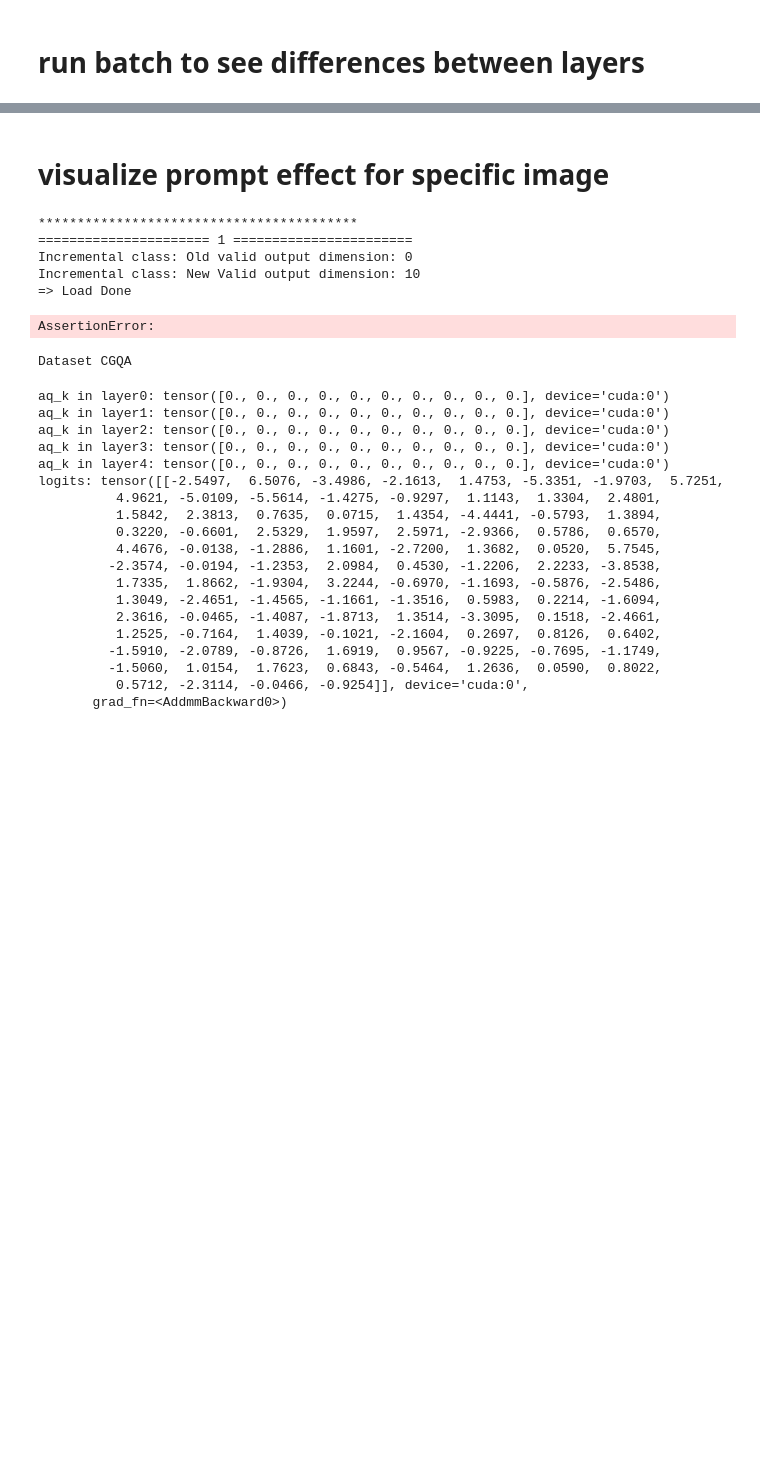
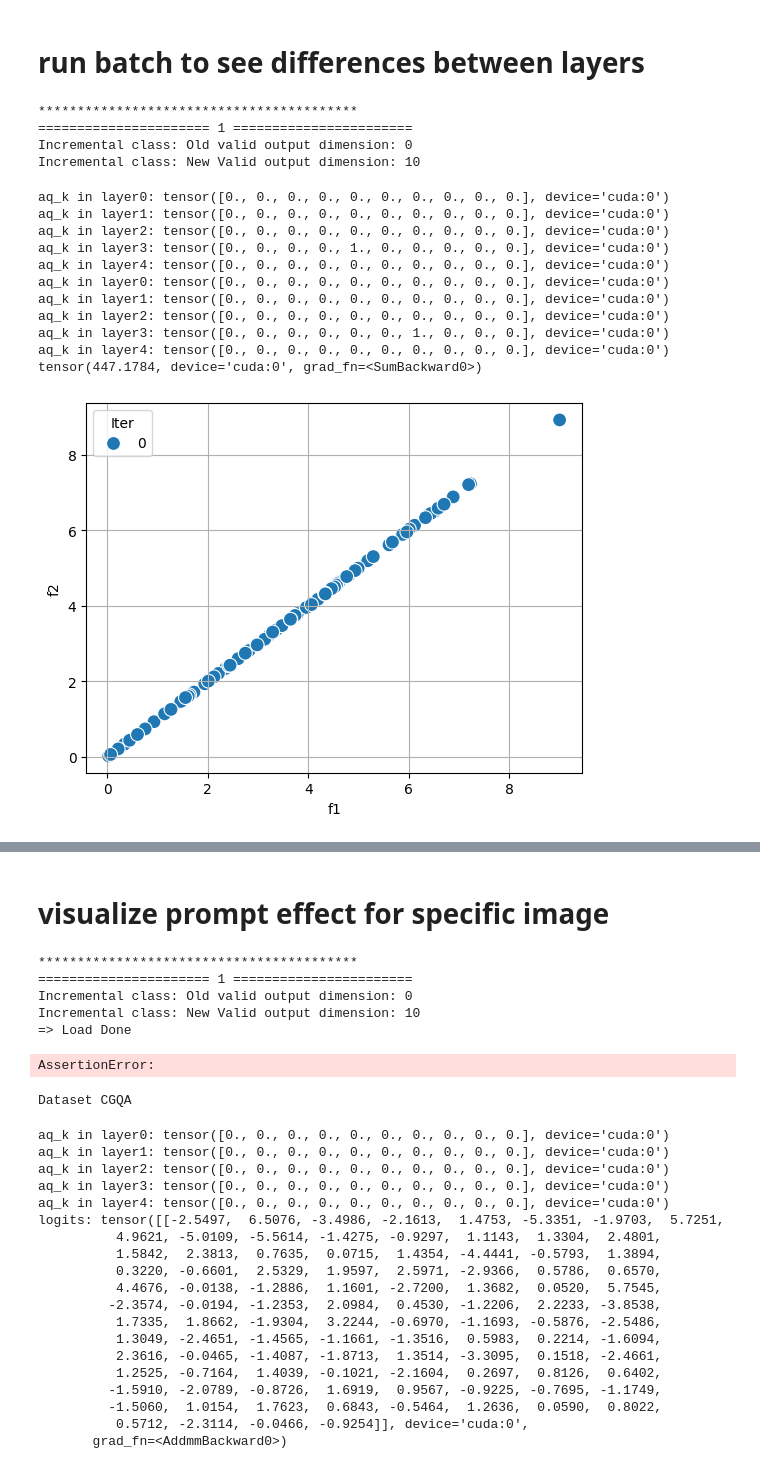
Before and after one commit to liaoweiduo/CODA-Prompt, a Jupyter notebook: debug.ipynb, the cells around one changed output, grey strips where cells are left out. Saved outputs shown, nothing was run; the diff lists cells and outputs as text; code cells hidden in the pictures; blank space fills up the shorter version.

```diff
--- a/debug.ipynb
+++ b/debug.ipynb
@@ -24,7 +24,7 @@ args.learner_type = 'pmo'    # prompt
 args.learner_name = 'PMOPrompt'
 args.prompt_param = [100, 8, 0.0, 2]        # [4] -> n_obj
 args.memory = 0
-args.log_dir = '../CODA-Prompt-experiments/CGQA/10-task/pmo-10-4-1'
+args.log_dir = '../CODA-Prompt-experiments/CGQA/10-task/coda-p'
 args.debug_mode = 1
 args.dataroot = '../../../OneDrive - City University of Hong Kong - Student/datasets'
 args.oracle_flag = False
@@ -48,7 +48,7 @@ for mkey in metric_keys:
     avg_metrics[mkey] = {}
     for skey in save_keys: avg_metrics[mkey][skey] = []
 
-def prepare(trainer=None, task_id=-1):
+def prepare(trainer=None, task_id=-1, load=True):
     if trainer is None:
         trainer = Trainer(args, 0, metric_keys, save_keys)      # new trainer
 
@@ -65,15 +65,16 @@ def prepare(trainer=None, task_id=-1):
         if i > 0:
             trainer.learner.model.prompt.process_task_count()
 
-        # load model
-        model_save_dir = trainer.model_top_dir + '/models/repeat-'+str(trainer.seed+1)+'/task-'+trainer.task_names[i]+'/'
         trainer.learner.task_count = i
         trainer.learner.add_valid_output_dim(len(trainer.tasks_logits[i]))
         trainer.learner.pre_steps()
 
-        trainer.learner.load_model(model_save_dir)  # load last model
+        # load model
+        if load:
+            model_save_dir = trainer.model_top_dir + '/models/repeat-'+str(trainer.seed+1)+'/task-'+trainer.task_names[i]+'/'
+            trainer.learner.load_model(model_save_dir)  # load last model
+
         trainer.learner.model.task_id = i
-
         trainer.learner.data_weighting(trainer.train_dataset)
 
     return trainer
@@ -84,7 +85,7 @@ trainer = None
 
 # for task_id in [0, 1, 2, 3, 4, 5, 6, 7, 8, 9]:
 
-trainer = prepare(trainer, task_id=task_id)
+trainer = prepare(trainer, task_id=task_id, load=False)
 
 learner = trainer.learner
 model = learner.model
@@ -92,12 +93,32 @@ prompt = model.prompt
 learner.aux.update_source(trainer.train_dataset)
 
 learner.epoch = 0
-
-layer_idx = 0
-
-mo_matrix = learner.obtain_mo_matrix(hard_l=layer_idx)
-# # print(f'mo_matrix: {mo_matrix}')
-hv_loss = cal_hv_loss(mo_matrix, ref=None)
-print(hv_loss)
-figure = draw_objs(mo_matrix.detach().cpu().numpy()[np.newaxis, :2, :], None)   # only f1-f2
-# figure.savefig(f'{args.log_dir}/temp/mo_task{i}_l{layer_idx}_f1-f2.png', bbox_inches='tight')
+# %% [output]
+*****************************************
+====================== 1 =======================
+Incremental class: Old valid output dimension: 0
+Incremental class: New Valid output dimension: 10
+# %%
+
+layer_idx = 3
+
+with torch.no_grad():
+    mo_matrix = learner.obtain_mo_matrix(hard_l=layer_idx, add_noise=False)
+    # # print(f'mo_matrix: {mo_matrix}')
+    hv_loss = cal_hv_loss(mo_matrix, ref=None)
+print(hv_loss)
+figure = draw_objs(mo_matrix.detach().cpu().numpy()[np.newaxis, :2, :], None)   # only f1-f2
+# figure.savefig(f'{args.log_dir}/temp/mo_task{i}_l{layer_idx}_f1-f2.png', bbox_inches='tight')
+# %% [output]
+aq_k in layer0: tensor([0., 0., 0., 0., 0., 0., 0., 0., 0., 0.], device='cuda:0')
+aq_k in layer1: tensor([0., 0., 0., 0., 0., 0., 0., 0., 0., 0.], device='cuda:0')
+aq_k in layer2: tensor([0., 0., 0., 0., 0., 0., 0., 0., 0., 0.], device='cuda:0')
+aq_k in layer3: tensor([0., 0., 0., 0., 1., 0., 0., 0., 0., 0.], device='cuda:0')
+aq_k in layer4: tensor([0., 0., 0., 0., 0., 0., 0., 0., 0., 0.], device='cuda:0')
+aq_k in layer0: tensor([0., 0., 0., 0., 0., 0., 0., 0., 0., 0.], device='cuda:0')
+aq_k in layer1: tensor([0., 0., 0., 0., 0., 0., 0., 0., 0., 0.], device='cuda:0')
+aq_k in layer2: tensor([0., 0., 0., 0., 0., 0., 0., 0., 0., 0.], device='cuda:0')
+aq_k in layer3: tensor([0., 0., 0., 0., 0., 0., 1., 0., 0., 0.], device='cuda:0')
+aq_k in layer4: tensor([0., 0., 0., 0., 0., 0., 0., 0., 0., 0.], device='cuda:0')
+tensor(447.1784, device='cuda:0', grad_fn=<SumBackward0>)
+[figure, added]
```
Also changed, not shown: parts of 1 cell of this notebook, 7 other files.
